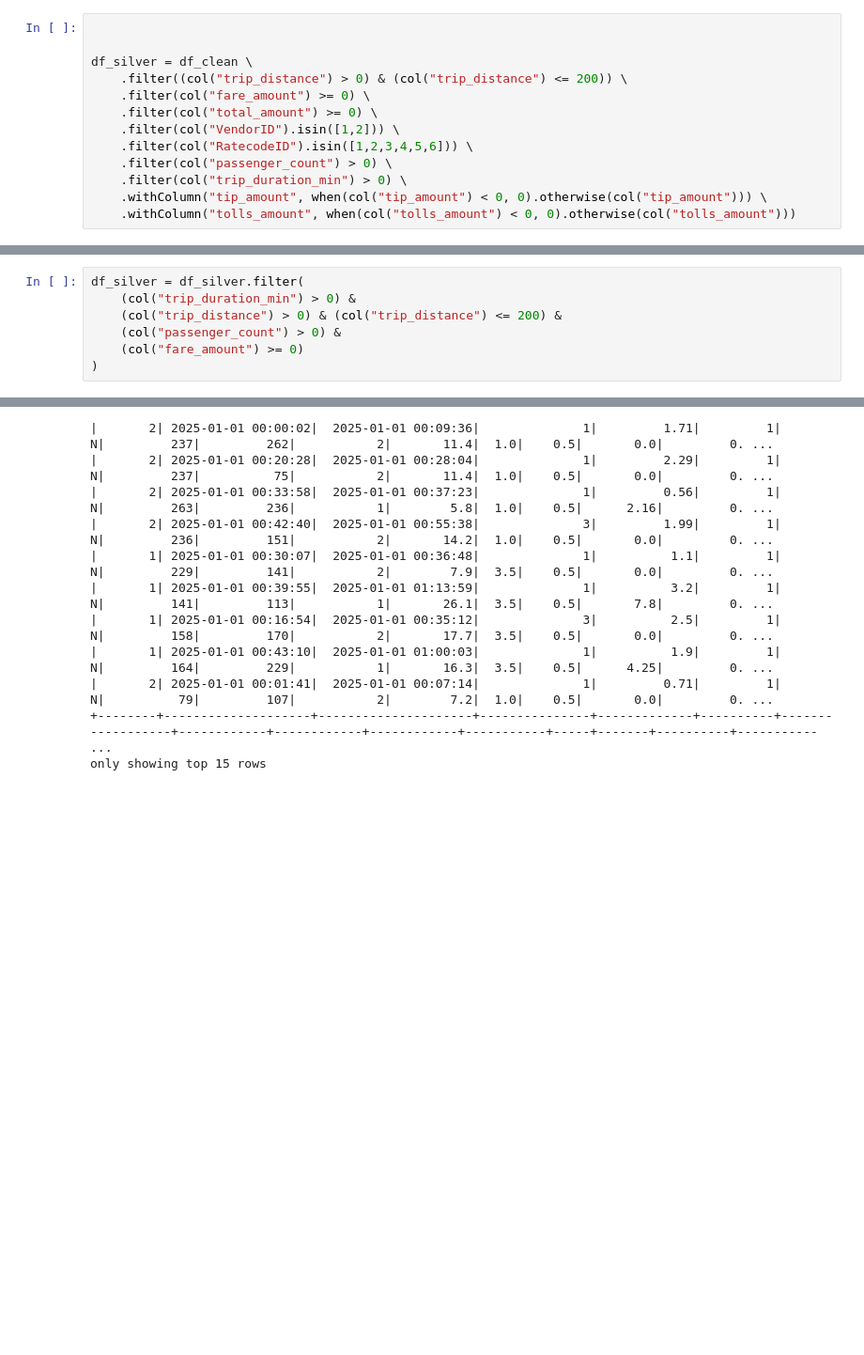
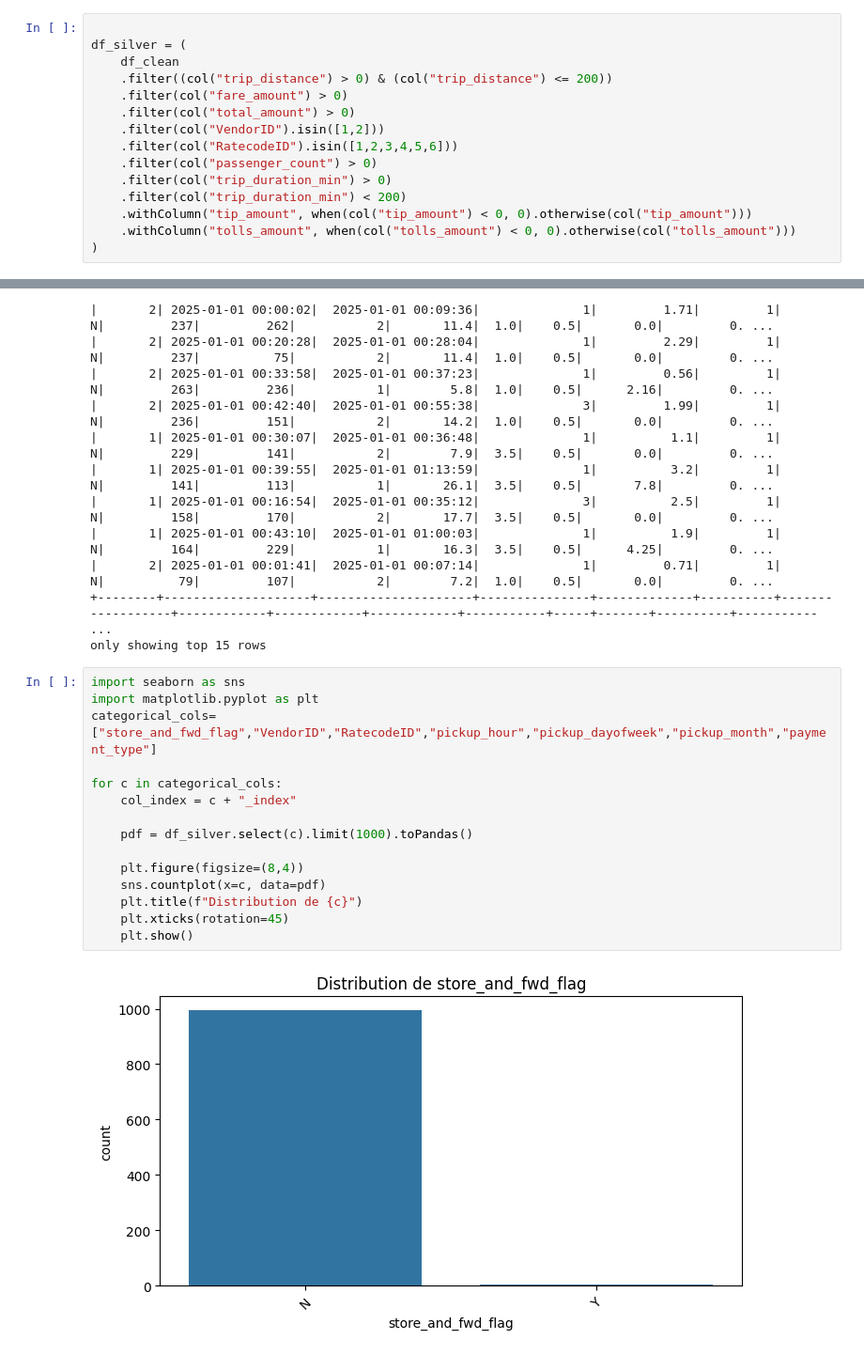
Before and after one commit to Elbahia-stack/SmartLogiTrack, a Jupyter notebook: main.ipynb, the cells around one changed output, grey strips where cells are left out. Shown at 94% size. Saved outputs shown, nothing was run; the diff lists cells and outputs as text; blank space fills up the shorter version.

```diff
--- a/main.ipynb
+++ b/main.ipynb
@@ -215,17 +206,19 @@ Outliers passenger_count: 24656
 Outliers trip_duration: 1832
 # %%
 
-
-df_silver = df_clean \
-    .filter((col("trip_distance") > 0) & (col("trip_distance") <= 200)) \
-    .filter(col("fare_amount") >= 0) \
-    .filter(col("total_amount") >= 0) \
-    .filter(col("VendorID").isin([1,2])) \
-    .filter(col("RatecodeID").isin([1,2,3,4,5,6])) \
-    .filter(col("passenger_count") > 0) \
-    .filter(col("trip_duration_min") > 0) \
-    .withColumn("tip_amount", when(col("tip_amount") < 0, 0).otherwise(col("tip_amount"))) \
+df_silver = (
+    df_clean
+    .filter((col("trip_distance") > 0) & (col("trip_distance") <= 200))
+    .filter(col("fare_amount") > 0)
+    .filter(col("total_amount") > 0)
+    .filter(col("VendorID").isin([1,2]))
+    .filter(col("RatecodeID").isin([1,2,3,4,5,6]))
+    .filter(col("passenger_count") > 0)
+    .filter(col("trip_duration_min") > 0)
+    .filter(col("trip_duration_min") < 200)
+    .withColumn("tip_amount", when(col("tip_amount") < 0, 0).otherwise(col("tip_amount")))
     .withColumn("tolls_amount", when(col("tolls_amount") < 0, 0).otherwise(col("tolls_amount")))
+)
 # %%
 # Nombre de lignes
 num_lignes = df_silver.count()
@@ -240,10 +233,3 @@ Shape du dataset : (2777079, 21)
-# %%
-df_silver = df_silver.filter(
-    (col("trip_duration_min") > 0) &
-    (col("trip_distance") > 0) & (col("trip_distance") <= 200) &
-    (col("passenger_count") > 0) &
-    (col("fare_amount") >= 0)
-)
 # %%
 # Time-based features
 df_silver = df_silver.withColumn("pickup_hour", hour(col("tpep_pickup_datetime")))
@@ -273,3 +259,20 @@ df_silver.show(15)
 |       2| 2025-01-01 00:01:41|  2025-01-01 00:07:14|              1|         0.71|         1|                 N|          79|         107|           2|        7.2|  1.0|    0.5|       0.0|         0. ...
 +--------+--------------------+---------------------+---------------+-------------+----------+------------------+------------+------------+------------+-----------+-----+-------+----------+----------- ...
 only showing top 15 rows
+# %%
+import seaborn as sns
+import matplotlib.pyplot as plt
+categorical_cols=["store_and_fwd_flag","VendorID","RatecodeID","pickup_hour","pickup_dayofweek","pickup_month","payment_type"]
+
+for c in categorical_cols:
+    col_index = c + "_index"
+
+    pdf = df_silver.select(c).limit(1000).toPandas()
+
+    plt.figure(figsize=(8,4))
+    sns.countplot(x=c, data=pdf)
+    plt.title(f"Distribution de {c}")
+    plt.xticks(rotation=45)
+    plt.show()
+# %% [output]
+[figure, added]
```
Also changed, not shown: parts of 29 cells of this notebook, 24 other files.
